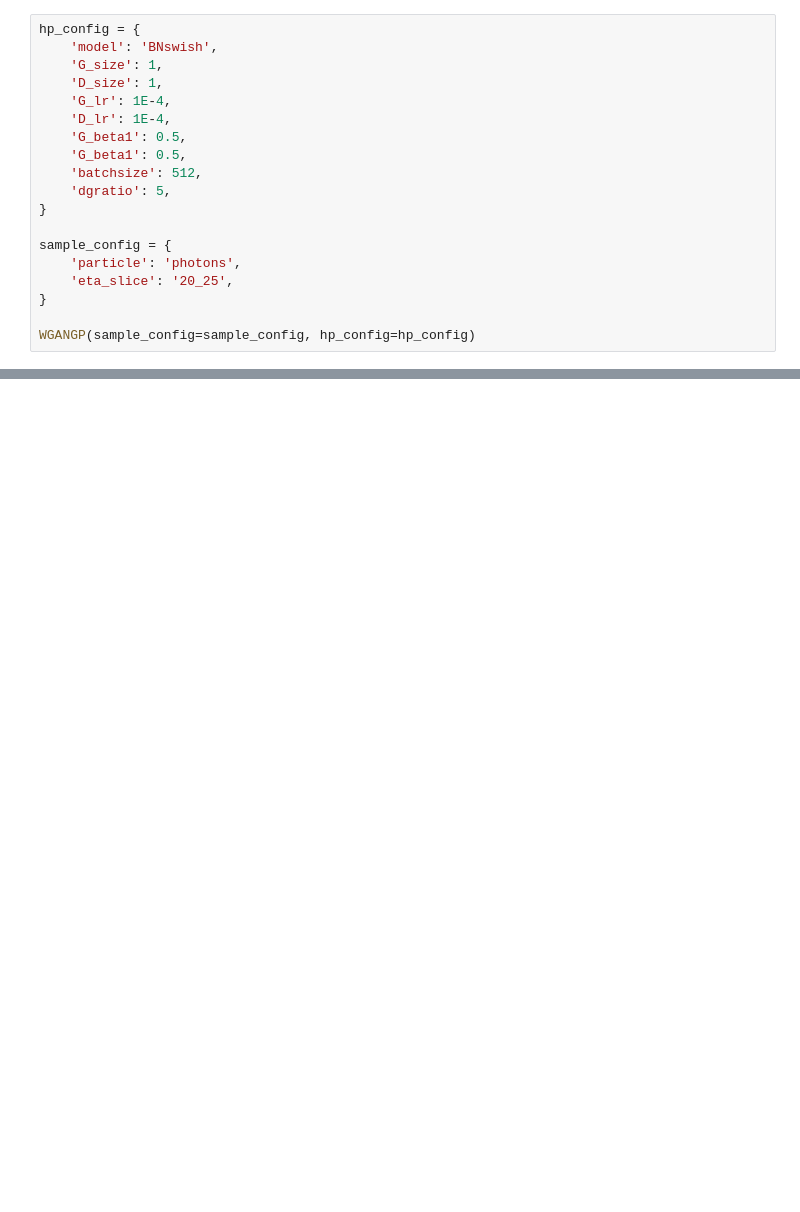
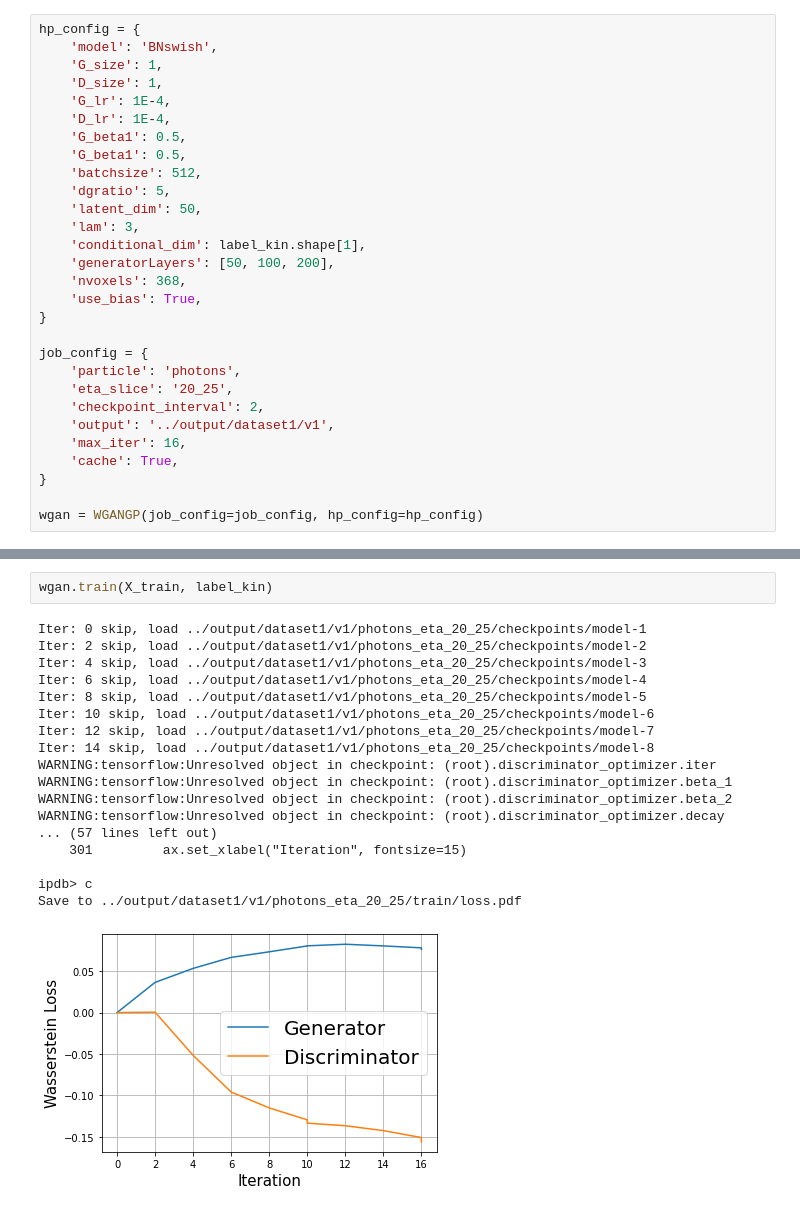
Before and after one commit to chnzhangrui/funcXtraining, a Jupyter notebook: training/train.ipynb, the cells around one changed output, grey strips where cells are left out. Drawn from its saved outputs; the diff is of its cells as text; blank space fills up the shorter version.

```diff
--- a/training/train.ipynb
+++ b/training/train.ipynb
@@ -141,12 +123,22 @@ hp_config = {
     'G_beta1': 0.5,
     'batchsize': 512,
     'dgratio': 5,
+    'latent_dim': 50,
+    'lam': 3,
+    'conditional_dim': label_kin.shape[1],
+    'generatorLayers': [50, 100, 200],
+    'nvoxels': 368,
+    'use_bias': True,
 }
 
-sample_config = {
+job_config = {
     'particle': 'photons',
     'eta_slice': '20_25',
+    'checkpoint_interval': 2,
+    'output': '../output/dataset1/v1',
+    'max_iter': 16,
+    'cache': True,
 }
 
-WGANGP(sample_config=sample_config, hp_config=hp_config)
+wgan = WGANGP(job_config=job_config, hp_config=hp_config)
 # %% [output]
@@ -153,0 +162,21 @@ NameError: name 'WGANGP' is not defined
+# %%
+wgan.train(X_train, label_kin)
+# %% [output]
+Iter: 0 skip, load ../output/dataset1/v1/photons_eta_20_25/checkpoints/model-1
+Iter: 2 skip, load ../output/dataset1/v1/photons_eta_20_25/checkpoints/model-2
+Iter: 4 skip, load ../output/dataset1/v1/photons_eta_20_25/checkpoints/model-3
+Iter: 6 skip, load ../output/dataset1/v1/photons_eta_20_25/checkpoints/model-4
+Iter: 8 skip, load ../output/dataset1/v1/photons_eta_20_25/checkpoints/model-5
+Iter: 10 skip, load ../output/dataset1/v1/photons_eta_20_25/checkpoints/model-6
+Iter: 12 skip, load ../output/dataset1/v1/photons_eta_20_25/checkpoints/model-7
+Iter: 14 skip, load ../output/dataset1/v1/photons_eta_20_25/checkpoints/model-8
+WARNING:tensorflow:Unresolved object in checkpoint: (root).discriminator_optimizer.iter
+WARNING:tensorflow:Unresolved object in checkpoint: (root).discriminator_optimizer.beta_1
+WARNING:tensorflow:Unresolved object in checkpoint: (root).discriminator_optimizer.beta_2
+WARNING:tensorflow:Unresolved object in checkpoint: (root).discriminator_optimizer.decay
+... (57 lines left out)
+    301         ax.set_xlabel("Iteration", fontsize=15)
+
+ipdb> c
+Save to ../output/dataset1/v1/photons_eta_20_25/train/loss.pdf
+[figure, added]
```
Also changed, not shown: parts of 16 cells of this notebook, 4 other files.
